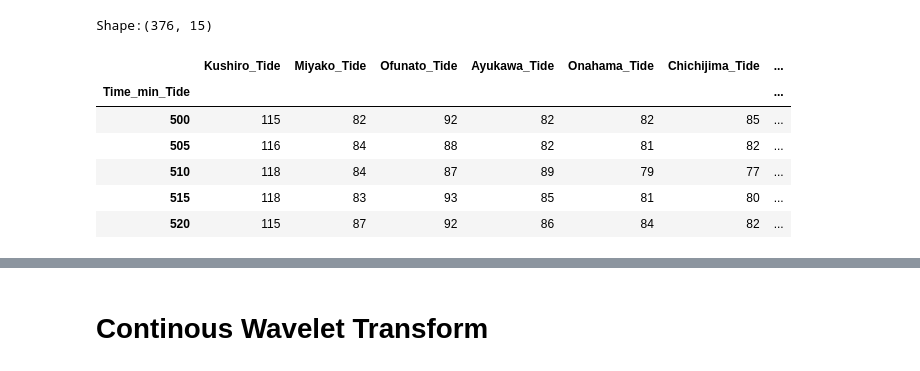
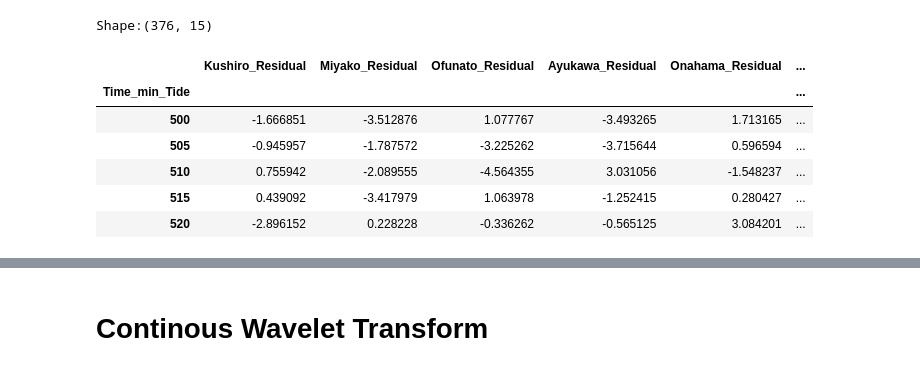
Before and after one commit to erick2307/tsunami_period_analysis, a Jupyter notebook: japan_cwt/WaveletAnalysis_Japan.ipynb, the cells around one changed output, grey strips where cells are left out. Cells and saved outputs as stored; diff of their text form; code cells hidden in the pictures.

```diff
--- a/japan_cwt/WaveletAnalysis_Japan.ipynb
+++ b/japan_cwt/WaveletAnalysis_Japan.ipynb
@@ -6,16 +6,16 @@ from waveletFunctions import wavelet, wave_signif
 import matplotlib.patheffects as PathEffects
 plt.style.use('default')
 # %%
-dftk = pd.read_csv('./tide_japan.csv',index_col=0)
+dftk = pd.read_csv('./residual_tide_japan.csv',index_col=0)
 dftk = dftk[100:-100]
 print(f'Shape:{dftk.shape}')
 dftk.head()
 # %% [output]
 Shape:(376, 15)
-|  | Kushiro_Tide | Miyako_Tide | Ofunato_Tide | Ayukawa_Tide | Onahama_Tide | Chichijima_Tide | ... |
-| Time_min_Tide |  |  |  |  |  |  | ... |
-| 500 | 115 | 82 | 92 | 82 | 82 | 85 | ... |
-| 505 | 116 | 84 | 88 | 82 | 81 | 82 | ... |
-| 510 | 118 | 84 | 87 | 89 | 79 | 77 | ... |
-| 515 | 118 | 83 | 93 | 85 | 81 | 80 | ... |
-| 520 | 115 | 87 | 92 | 86 | 84 | 82 | ... |
+|  | Kushiro_Residual | Miyako_Residual | Ofunato_Residual | Ayukawa_Residual | Onahama_Residual | ... |
+| Time_min_Tide |  |  |  |  |  | ... |
+| 500 | -1.666851 | -3.512876 | 1.077767 | -3.493265 | 1.713165 | ... |
+| 505 | -0.945957 | -1.787572 | -3.225262 | -3.715644 | 0.596594 | ... |
+| 510 | 0.755942 | -2.089555 | -4.564355 | 3.031056 | -1.548237 | ... |
+| 515 | 0.439092 | -3.417979 | 1.063978 | -1.252415 | 0.280427 | ... |
+| 520 | -2.896152 | 0.228228 | -0.336262 | -0.565125 | 3.084201 | ... |
```
Also changed, not shown: parts of 7 cells of this notebook, 32 other files.
